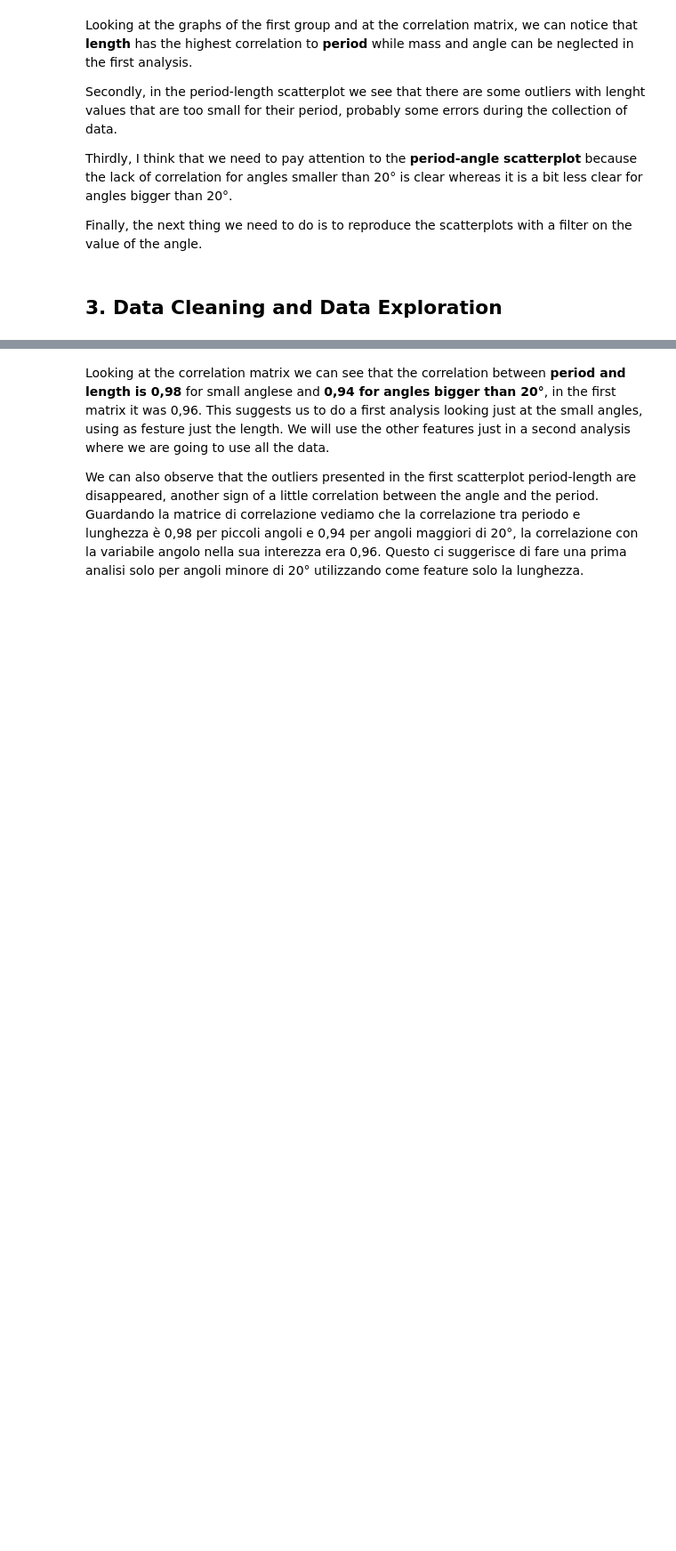
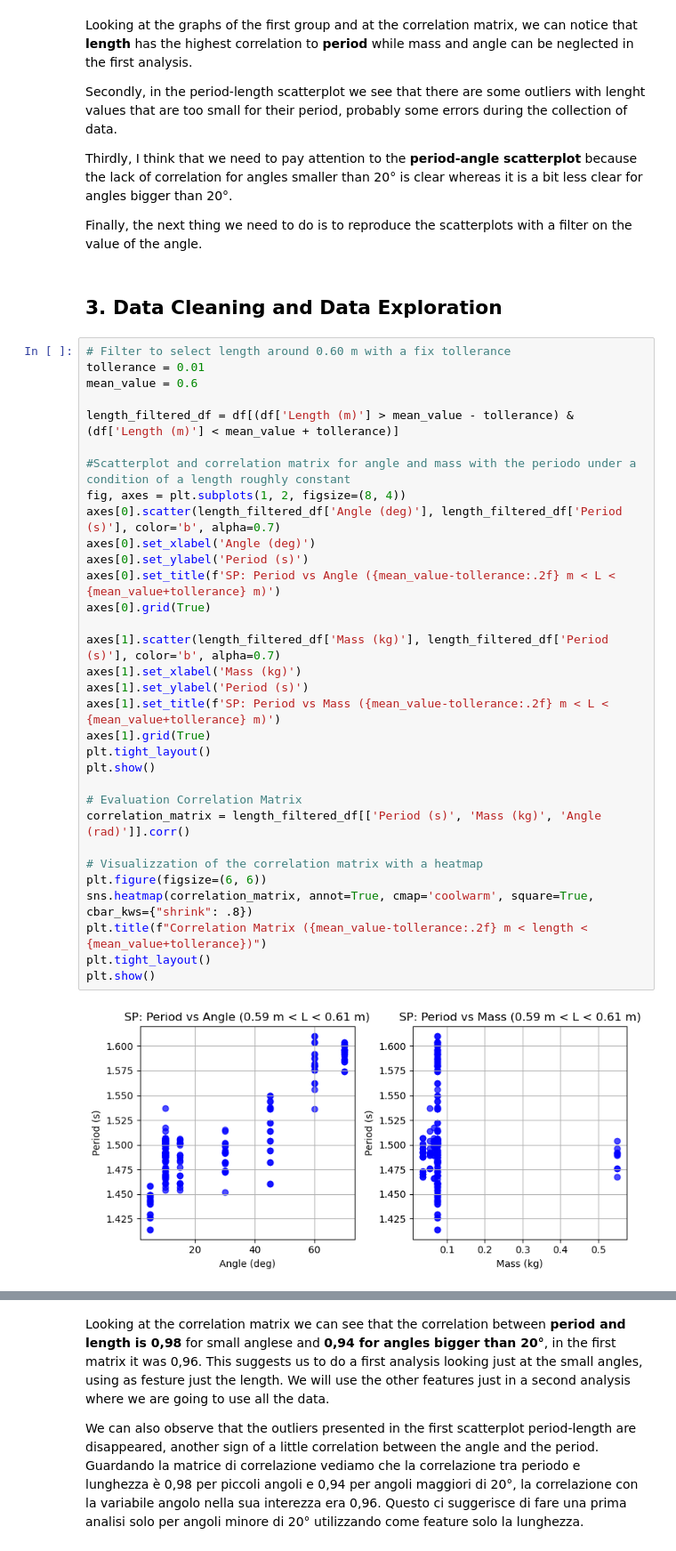
Before and after one commit to Giuseppe86-lab/Personal_Projects, a Jupyter notebook: Pendolo e ML/Pendulum_ML_Analysis.ipynb, the cells around one changed output, grey strips where cells are left out. Shown at 89% size. Drawn from its saved outputs; the diff is of its cells as text; blank space fills up the shorter version.

```diff
--- a/Pendolo e ML/Pendulum_ML_Analysis.ipynb
+++ b/Pendolo e ML/Pendulum_ML_Analysis.ipynb
@@ -107,3 +107,37 @@ Thirdly, I think that we need to pay attention to the **period-angle scatterplot
 Finally, the next thing we need to do is to reproduce the scatterplots with a filter on the value of the angle.
 # %% [markdown]
 ## 3. Data Cleaning and Data Exploration
+# %%
+# Filter to select length around 0.60 m with a fix tollerance
+tollerance = 0.01
+mean_value = 0.6
+
+length_filtered_df = df[(df['Length (m)'] > mean_value - tollerance) & (df['Length (m)'] < mean_value + tollerance)]
+
+#Scatterplot and correlation matrix for angle and mass with the periodo under a condition of a length roughly constant
+fig, axes = plt.subplots(1, 2, figsize=(8, 4))
+axes[0].scatter(length_filtered_df['Angle (deg)'], length_filtered_df['Period (s)'], color='b', alpha=0.7)
+axes[0].set_xlabel('Angle (deg)')
+axes[0].set_ylabel('Period (s)')
+axes[0].set_title(f'SP: Period vs Angle ({mean_value-tollerance:.2f} m < L < {mean_value+tollerance} m)')
+axes[0].grid(True)
+
+axes[1].scatter(length_filtered_df['Mass (kg)'], length_filtered_df['Period (s)'], color='b', alpha=0.7)
+axes[1].set_xlabel('Mass (kg)')
+axes[1].set_ylabel('Period (s)')
+axes[1].set_title(f'SP: Period vs Mass ({mean_value-tollerance:.2f} m < L < {mean_value+tollerance} m)')
+axes[1].grid(True)
+plt.tight_layout()
+plt.show()
+
+# Evaluation Correlation Matrix
+correlation_matrix = length_filtered_df[['Period (s)', 'Mass (kg)', 'Angle (rad)']].corr()
+
+# Visualizzation of the correlation matrix with a heatmap
+plt.figure(figsize=(6, 6))
+sns.heatmap(correlation_matrix, annot=True, cmap='coolwarm', square=True, cbar_kws={"shrink": .8})
+plt.title(f"Correlation Matrix ({mean_value-tollerance:.2f} m < length < {mean_value+tollerance})")
+plt.tight_layout()
+plt.show()
+# %% [output]
+[figure, added]
```
Also changed, not shown: parts of 3 cells of this notebook, 1 other file.
